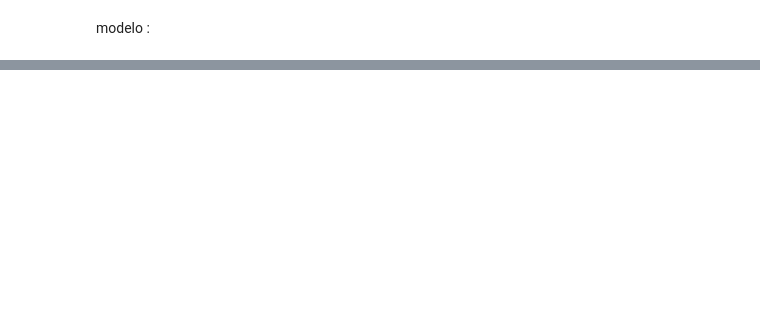
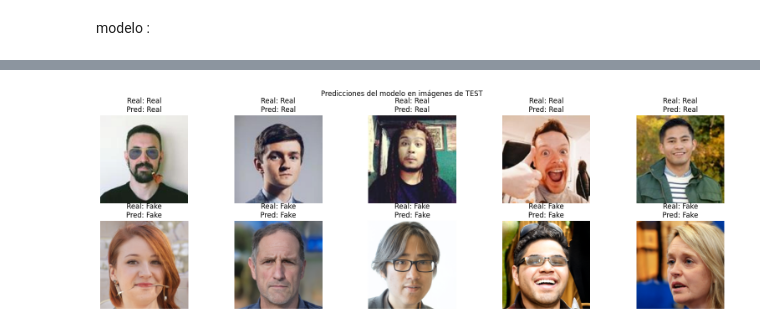
Before and after one commit to EmiLaPiola/NumLabIMC, a Jupyter notebook: Tp_imagenes.ipynb, the cells around one changed output, grey strips where cells are left out. Saved outputs shown, nothing was run; the diff lists cells and outputs as text; code cells hidden in the pictures; blank space fills up the shorter version.

```diff
--- a/Tp_imagenes.ipynb
+++ b/Tp_imagenes.ipynb
@@ -333,0 +307,99 @@ Predicción: Sintética ❌ | Probabilidad de ser real: 0.33
+# %%
+import os
+import torch
+from PIL import Image
+from torchvision import transforms
+from torch.utils.data import Dataset, DataLoader
+import matplotlib.pyplot as plt
+import numpy as np
+from torchvision import models
+import torch.nn as nn
+
+# ===============================
+# Dataset de TEST
+# ===============================
+class TestDataset(Dataset):
+    def __init__(self, root_dir, transform=None):
+        self.real_dir = os.path.join(root_dir, "reales")
+        self.fake_dir = os.path.join(root_dir, "sinteticas")
+
+        self.real_imgs = [(os.path.join(self.real_dir, f), 1.0)
+                          for f in sorted(os.listdir(self.real_dir)) if f.endswith((".jpg",".png"))]
+        self.fake_imgs = [(os.path.join(self.fake_dir, f), 0.0)
+                          for f in sorted(os.listdir(self.fake_dir)) if f.endswith((".jpg",".png"))]
+
+        self.samples = self.real_imgs + self.fake_imgs
+        self.transform = transform
+
+    def __len__(self):
+        return len(self.samples)
+
+    def __getitem__(self, idx):
+        path, label = self.samples[idx]
+        img = Image.open(path).convert("RGB")
+        if self.transform:
+            img = self.transform(img)
+        return img, torch.tensor(label, dtype=torch.float32), path
+
+# ===============================
+# Transformaciones
+# ===============================
+transform = transforms.Compose([
+    transforms.Resize((224,224)),
+    transforms.ToTensor(),
+    transforms.Normalize(mean=[0.485,0.456,0.406],
+                         std=[0.229,0.224,0.225])
+])
+
+# ===============================
+# Modelo
+# ===============================
+class FakeFaceClassifier(nn.Module):
+    def __init__(self):
+        super().__init__()
+        self.backbone = models.resnet18(weights=models.ResNet18_Weights.IMAGENET1K_V1)
+        num_features = self.backbone.fc.in_features
+        self.backbone.fc = nn.Linear(num_features, 1)
+
+    def forward(self, x):
+        return self.backbone(x).squeeze(1)
+
+# ===============================
+# Cargar modelo entrenado
+# ===============================
+device = torch.device("cuda" if torch.cuda.is_available() else "cpu")
+model = FakeFaceClassifier().to(device)
+model.load_state_dict(torch.load("/content/fakeface_model_10x10.pth", map_location=device))
+model.eval()
+
+# ===============================
+# Dataset de TEST
+# ===============================
+test_root = "/content/fake_faces_test_nuevas"  # carpeta con 5 reales + 5 falsas
+test_dataset = TestDataset(test_root, transform=transform)
+test_loader = DataLoader(test_dataset, batch_size=1, shuffle=False)
+
+# ===============================
+# Testeo y visualización
+# ===============================
+plt.figure(figsize=(20,6))
+for i, (img, label, path) in enumerate(test_loader):
+    img = img.to(device)
+    with torch.no_grad():
+        output = model(img)
+        prob = torch.sigmoid(output).item()
+        pred = 1 if prob >= 0.5 else 0
+
+    # Mostrar imagen
+    img_np = img.cpu().squeeze().permute(1,2,0).numpy()
+    img_np = (img_np * np.array([0.229,0.224,0.225]) + np.array([0.485,0.456,0.406]))  # denormalizar
+    img_np = np.clip(img_np,0,1)
+
+    plt.subplot(2,5,i+1)
+    plt.imshow(img_np)
+    plt.axis('off')
+    plt.title(f"Real: {'Real' if label.item()==1 else 'Fake'}\nPred: {'Real' if pred==1 else 'Fake'}")
+plt.suptitle("Predicciones del modelo en imágenes de TEST")
+plt.show()
+# %% [output]
+[figure, added]
```
Also changed, not shown: parts of 17 cells of this notebook.
